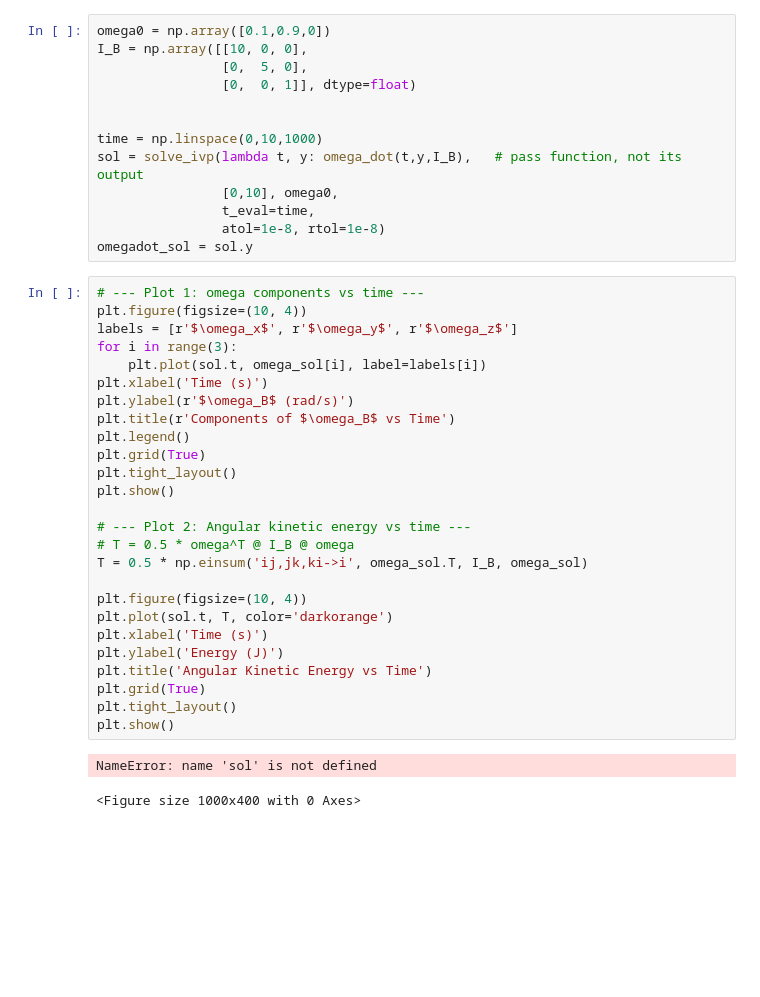
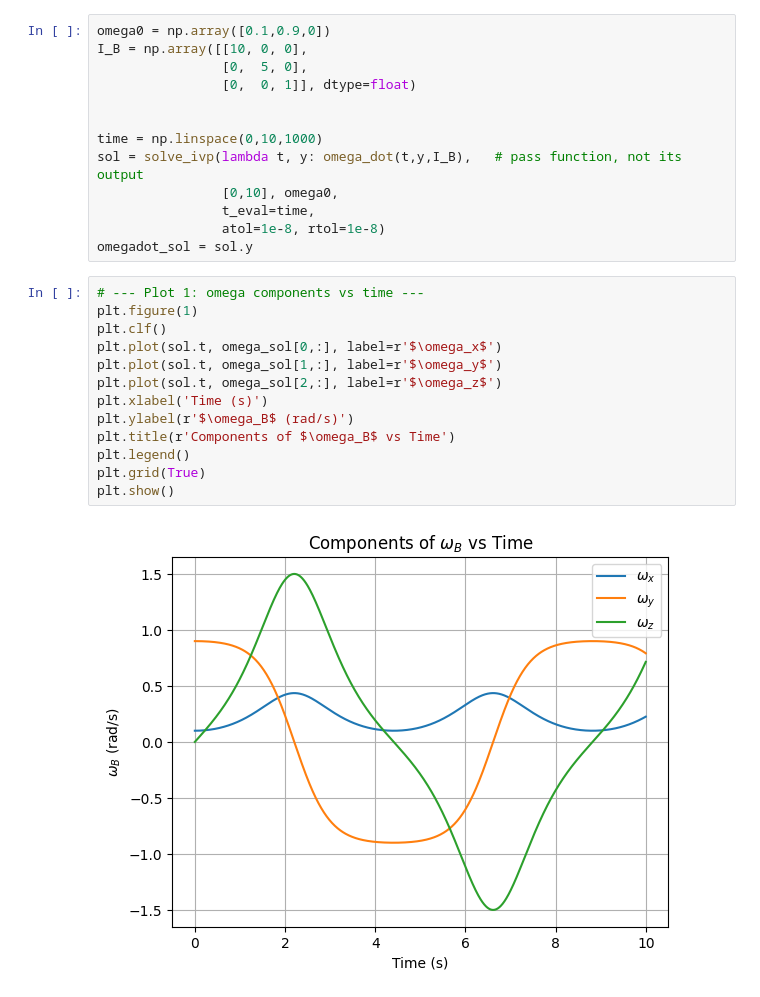
Before and after one commit to ryan-omori/MAE-269, a Jupyter notebook: HW2.ipynb, the cells around one changed output. Saved outputs shown, nothing was run; the diff lists cells and outputs as text; blank space fills up the shorter version.

```diff
--- a/HW2.ipynb
+++ b/HW2.ipynb
@@ -30,30 +30,16 @@ sol = solve_ivp(lambda t, y: omega_dot(t,y,I_B),   # pass function, not its outp
 omegadot_sol = sol.y
 # %%
 # --- Plot 1: omega components vs time ---
-plt.figure(figsize=(10, 4))
-labels = [r'$\omega_x$', r'$\omega_y$', r'$\omega_z$']
-for i in range(3):
-    plt.plot(sol.t, omega_sol[i], label=labels[i])
+plt.figure(1)
+plt.clf()
+plt.plot(sol.t, omega_sol[0,:], label=r'$\omega_x$')
+plt.plot(sol.t, omega_sol[1,:], label=r'$\omega_y$')
+plt.plot(sol.t, omega_sol[2,:], label=r'$\omega_z$')
 plt.xlabel('Time (s)')
 plt.ylabel(r'$\omega_B$ (rad/s)')
 plt.title(r'Components of $\omega_B$ vs Time')
 plt.legend()
 plt.grid(True)
-plt.tight_layout()
 plt.show()
-
-# --- Plot 2: Angular kinetic energy vs time ---
-# T = 0.5 * omega^T @ I_B @ omega
-T = 0.5 * np.einsum('ij,jk,ki->i', omega_sol.T, I_B, omega_sol)
-
-plt.figure(figsize=(10, 4))
-plt.plot(sol.t, T, color='darkorange')
-plt.xlabel('Time (s)')
-plt.ylabel('Energy (J)')
-plt.title('Angular Kinetic Energy vs Time')
-plt.grid(True)
-plt.tight_layout()
-plt.show()
 # %% [output]
-NameError: name 'sol' is not defined
-<Figure size 1000x400 with 0 Axes>
+[figure, added]
```
Also changed, not shown: parts of 6 cells of this notebook.
